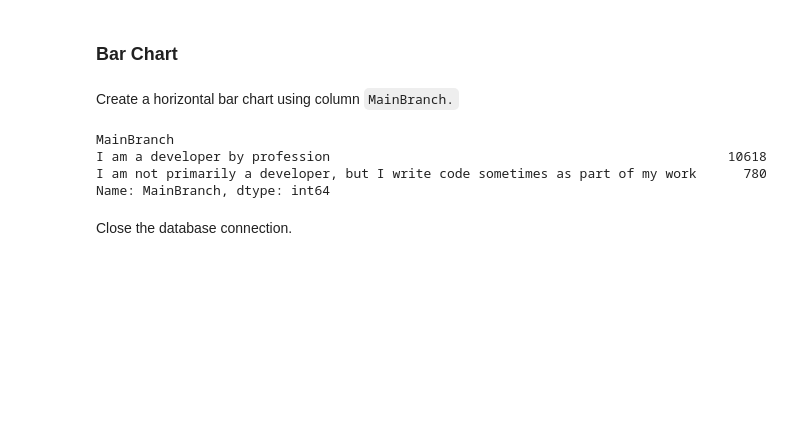
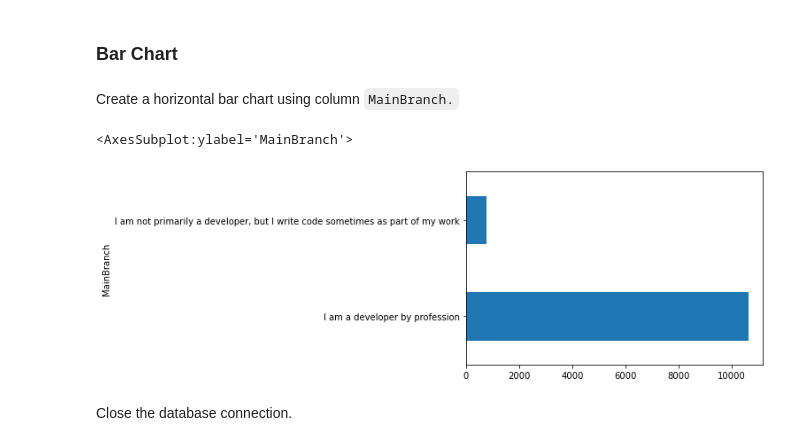
Before and after one commit to alimjahagirdar/Job-Data, a Jupyter notebook: M4DataVisualization-lab.ipynb, the cells around one changed output. Drawn from its saved outputs; the diff is of its cells as text; code cells hidden in the pictures; blank space fills up the shorter version.

```diff
--- a/M4DataVisualization-lab.ipynb
+++ b/M4DataVisualization-lab.ipynb
@@ -290,15 +290,13 @@ Create a horizontal bar chart using column `MainBranch.`
 # %%
 # your code goes here
 query="""select MainBranch from master """
 
 df11 = pd.read_sql_query(query,conn)
 df11 = df10.groupby('MainBranch')['MainBranch'].count()
-df11
+df11.plot(kind="barh")
 # %% [output]
-MainBranch
-I am a developer by profession                                                   10618
-I am not primarily a developer, but I write code sometimes as part of my work      780
-Name: MainBranch, dtype: int64
+<AxesSubplot:ylabel='MainBranch'>
+[figure, added]
 # %% [markdown]
 Close the database connection.
 # %%
```
Also changed, not shown: parts of 1 cell of this notebook.
